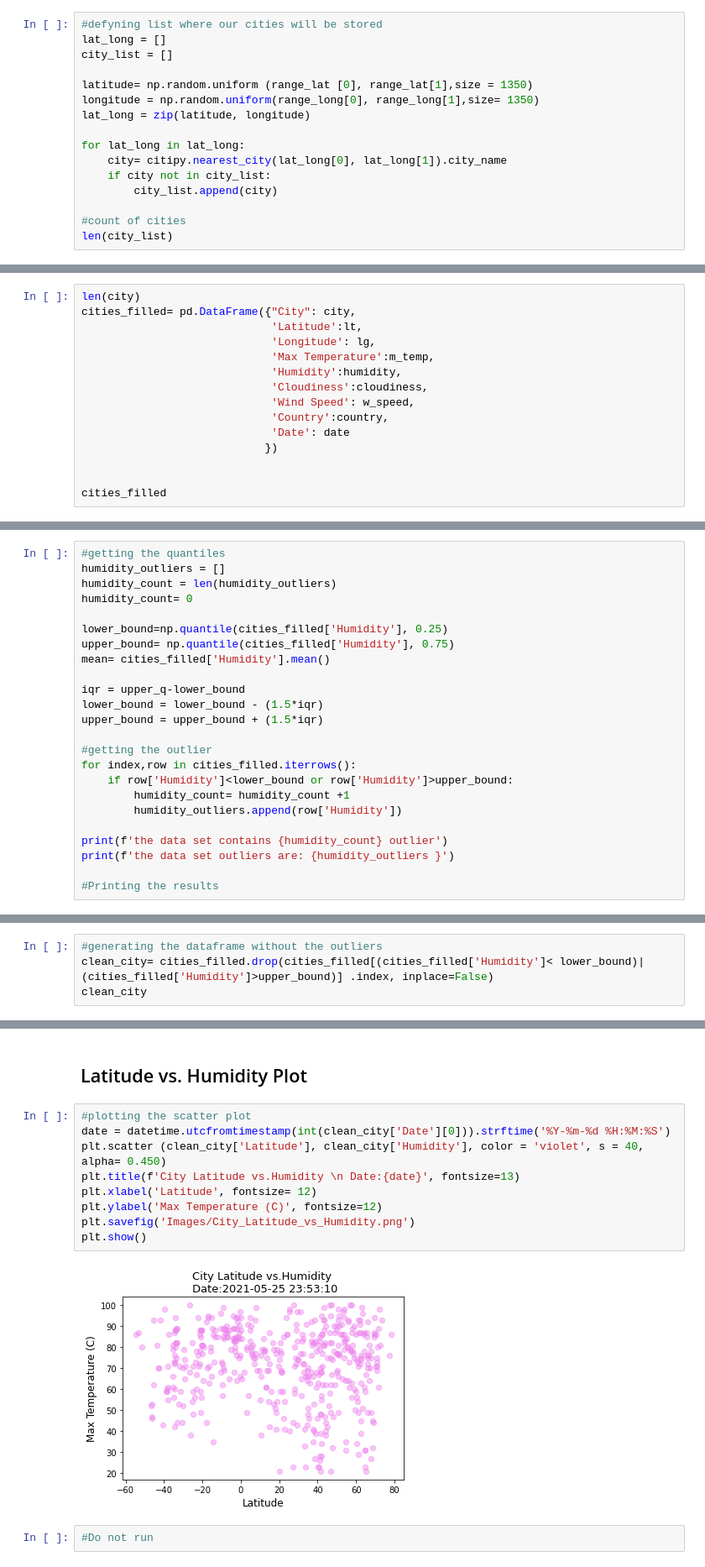
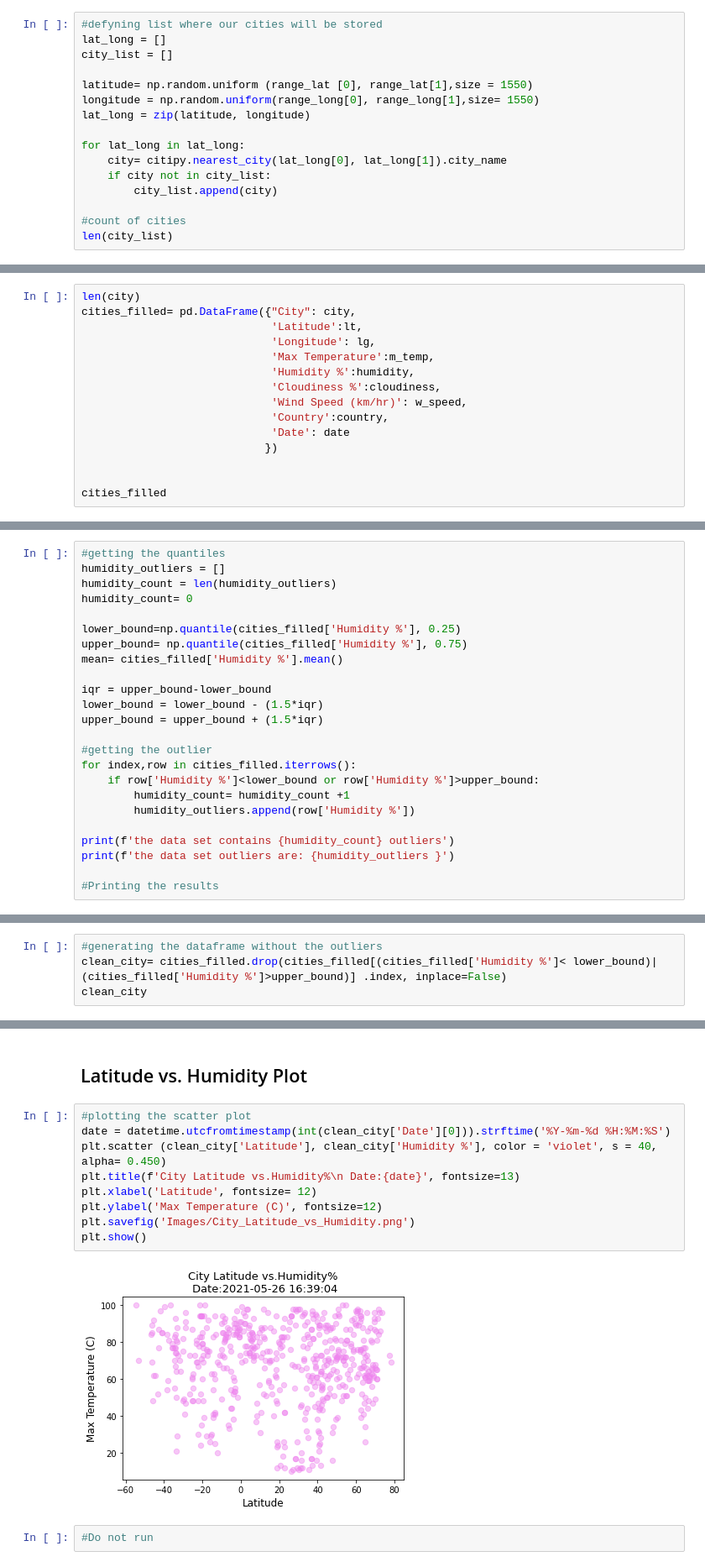
Before and after one commit to susanquiros/Python-api-challenge, a Jupyter notebook: WeatherPy/WeatherPy.ipynb, the cells around one changed output, grey strips where cells are left out. Shown: that part at 84% size. Cells and saved outputs as stored; diff of their text form.

```diff
--- a/WeatherPy/WeatherPy.ipynb
+++ b/WeatherPy/WeatherPy.ipynb
@@ -33,8 +36,8 @@ range_long = (-180, 180)
 lat_long = []
 city_list = []
 
-latitude= np.random.uniform (range_lat [0], range_lat[1],size = 1350)
-longitude = np.random.uniform(range_long[0], range_long[1],size= 1350)
+latitude= np.random.uniform (range_lat [0], range_lat[1],size = 1550)
+longitude = np.random.uniform(range_long[0], range_long[1],size= 1550)
 lat_long = zip(latitude, longitude)
 
 for lat_long in lat_long:
@@ -128,9 +131,9 @@ cities_filled= pd.DataFrame({"City": city,
                              'Latitude':lt,
                              'Longitude': lg,
                              'Max Temperature':m_temp,
-                             'Humidity':humidity,
-                             'Cloudiness':cloudiness,
-                             'Wind Speed': w_speed,
+                             'Humidity %':humidity,
+                             'Cloudiness %':cloudiness,
+                             'Wind Speed (km/hr)': w_speed,
                              'Country':country,
                              'Date': date
                             })
@@ -266,21 +269,21 @@ humidity_outliers = []
 humidity_count = len(humidity_outliers)
 humidity_count= 0
 
-lower_bound=np.quantile(cities_filled['Humidity'], 0.25)
-upper_bound= np.quantile(cities_filled['Humidity'], 0.75)
-mean= cities_filled['Humidity'].mean()
+lower_bound=np.quantile(cities_filled['Humidity %'], 0.25)
+upper_bound= np.quantile(cities_filled['Humidity %'], 0.75)
+mean= cities_filled['Humidity %'].mean()
 
-iqr = upper_q-lower_bound
+iqr = upper_bound-lower_bound
 lower_bound = lower_bound - (1.5*iqr)
 upper_bound = upper_bound + (1.5*iqr)
 
 #getting the outlier
 for index,row in cities_filled.iterrows():
-    if row['Humidity']<lower_bound or row['Humidity']>upper_bound:
+    if row['Humidity %']<lower_bound or row['Humidity %']>upper_bound:
         humidity_count= humidity_count +1
-        humidity_outliers.append(row['Humidity'])
+        humidity_outliers.append(row['Humidity %'])
 
-print(f'the data set contains {humidity_count} outlier')
+print(f'the data set contains {humidity_count} outliers')
 print(f'the data set outliers are: {humidity_outliers }')
 
 #Printing the results
@@ -290,5 +293,5 @@ the data set outliers are: [8, 19, 19, 17, 10, 17, 16, 15, 15, 10, 11, 14, 4, 11
 # %%
 #generating the dataframe without the outliers
-clean_city= cities_filled.drop(cities_filled[(cities_filled['Humidity']< lower_bound)|(cities_filled['Humidity']>upper_bound)] .index, inplace=False)
+clean_city= cities_filled.drop(cities_filled[(cities_filled['Humidity %']< lower_bound)|(cities_filled['Humidity %']>upper_bound)] .index, inplace=False)
 clean_city
 # %% [output]
@@ -334,14 +337,14 @@ plt.show()
 # %%
 #plotting the scatter plot
 date = datetime.utcfromtimestamp(int(clean_city['Date'][0])).strftime('%Y-%m-%d %H:%M:%S')
-plt.scatter (clean_city['Latitude'], clean_city['Humidity'], color = 'violet', s = 40, alpha= 0.450)
-plt.title(f'City Latitude vs.Humidity \n Date:{date}', fontsize=13)
+plt.scatter (clean_city['Latitude'], clean_city['Humidity %'], color = 'violet', s = 40, alpha= 0.450)
+plt.title(f'City Latitude vs.Humidity%\n Date:{date}', fontsize=13)
 plt.xlabel('Latitude', fontsize= 12)
 plt.ylabel('Max Temperature (C)', fontsize=12)
 plt.savefig('Images/City_Latitude_vs_Humidity.png')
 plt.show()
 # %% [output]
-[figure, old version]
+[figure, new version]
 # %%
 #Do not run
 # %% [output]
```
Also changed, not shown: parts of 15 cells of this notebook, 7 other files.
